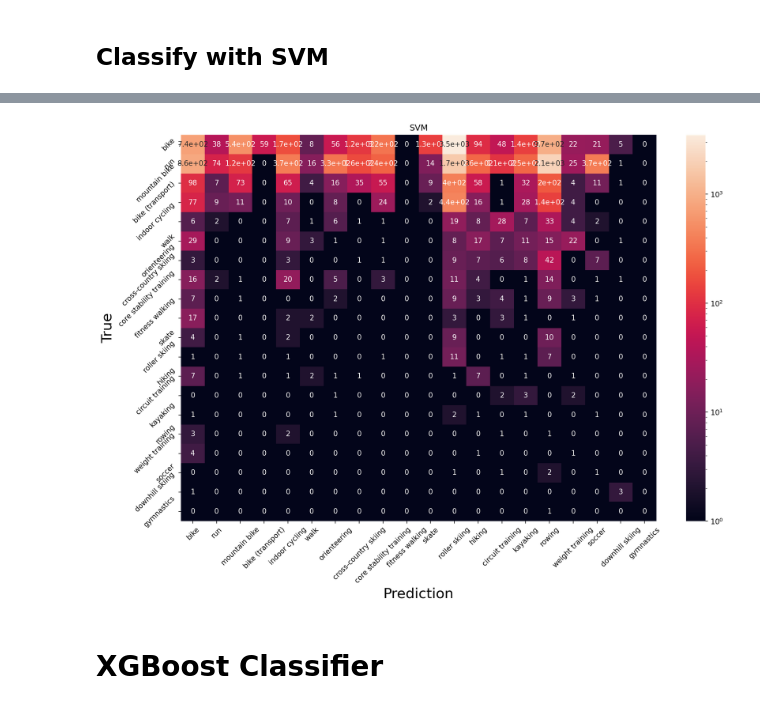
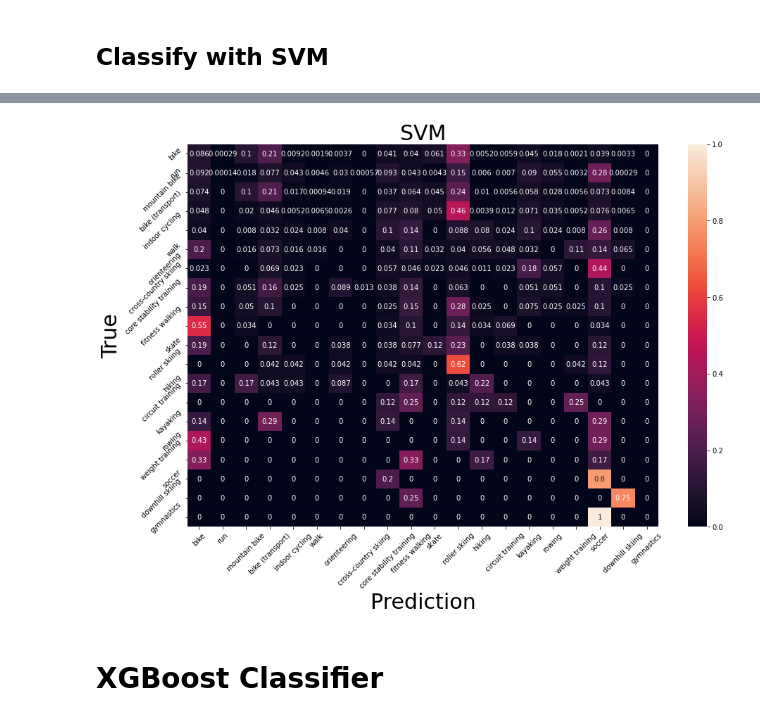
Before and after one commit to wangjing0/RS, a Jupyter notebook: Modeling.ipynb, the cells around one changed output, grey strips where cells are left out. Saved outputs shown, nothing was run; the diff lists cells and outputs as text; code cells hidden in the pictures.

```diff
--- a/Modeling.ipynb
+++ b/Modeling.ipynb
@@ -477,7 +483,8 @@ print(df_raw.shape, train_raw.shape, test_raw.shape)
 # %% [output]
 (163955, 21) (147559, 21) (16396, 21)
 # %%
-LE = label_encoder(df_raw)
+sports = Transformer().sports # according to the transformer
+LE = label_encoder(sports)
 y_train =  LE.encoder(train_raw[target])
 y_test = LE.encoder(test_raw[target])
 # %%
@@ -564,25 +559,23 @@ weighted avg       0.82      0.74      0.77     16396
 # %% [markdown]
 ## Classify with SVM
 # %%
-'''
-steps = [('transformer', Transformer()),
-         ('rescale',MinMaxScaler()),
-         ('svc', SVC(kernel='rbf', decision_function_shape='ovr', probability=True, max_iter=20))] #=
+if TRAIN:
+    steps = [('transformer', Transformer()),
+             ('rescale',MinMaxScaler()),
+             ('svc', SVC(kernel='rbf', decision_function_shape='ovr', probability=True, max_iter = 10))] #=
 
-model = Pipeline(steps)
-param_grid = {'svc__C': [10], # 0.1, 1, 10
-             }
+    model = Pipeline(steps)
+    param_grid = {'svc__C': [10], # 0.1, 1, 10
+                 }
 
-search = GridSearchCV(estimator = model,
-                      param_grid = param_grid,
-                      cv = 5, n_jobs = -1,
-                      scoring = 'roc_auc_ovr', verbose=1)
+    search = GridSearchCV(estimator = model,
+                          param_grid = param_grid,
+                          cv = 5, n_jobs = -1,
+                          scoring = 'roc_auc_ovr', verbose=1)
 
-search.fit(train_raw[features], y_train)
-joblib.dump(search, 'gs_model_svc.pkl')
-
+    search.fit(train_raw[features], y_train)
+    joblib.dump(search, 'gs_model_svc.pkl')
+else:
+    search = joblib.load("./trained_models/gs_model_svc.pkl")
 print(f'Best={search.best_params_}')
-'''
-search = joblib.load("./trained_models/gs_model_svc.pkl")
-search
 # %% [output]
@@ -631,13 +617,13 @@ weighted avg       0.41      0.06      0.09     16396
 # %%
-cm_svc = confusion_matrix(y_test, y_test_pred_svc)
-fig, ax = plt.subplots(figsize=(15,10),dpi=150)
-sns.heatmap(cm_svc, annot=True, norm=LogNorm(vmin=1.0, clip=True), ax=ax); # heatmap in log scale
+cm_svc = confusion_matrix(y_test, y_test_pred_svc, normalize='true')
+fig, ax = plt.subplots(figsize=(15,10))
+sns.heatmap(cm_svc, annot=True, ax=ax); # heatmap in log scale
 ax.set_xticklabels(LE.sports, rotation=45)
 ax.set_yticklabels(LE.sports, rotation=45)
-plt.title('SVM')
-plt.xlabel('Prediction', fontsize=20), plt.ylabel('True', fontsize=20);
+plt.title('SVM',fontsize=30)
+plt.xlabel('Prediction', fontsize=30), plt.ylabel('True', fontsize=30);
 # %% [output]
-[figure, old version]
+[figure, new version]
 # %% [markdown]
 # XGBoost Classifier
 # %%
```
Also changed, not shown: parts of 60 cells of this notebook, 27 other files.
